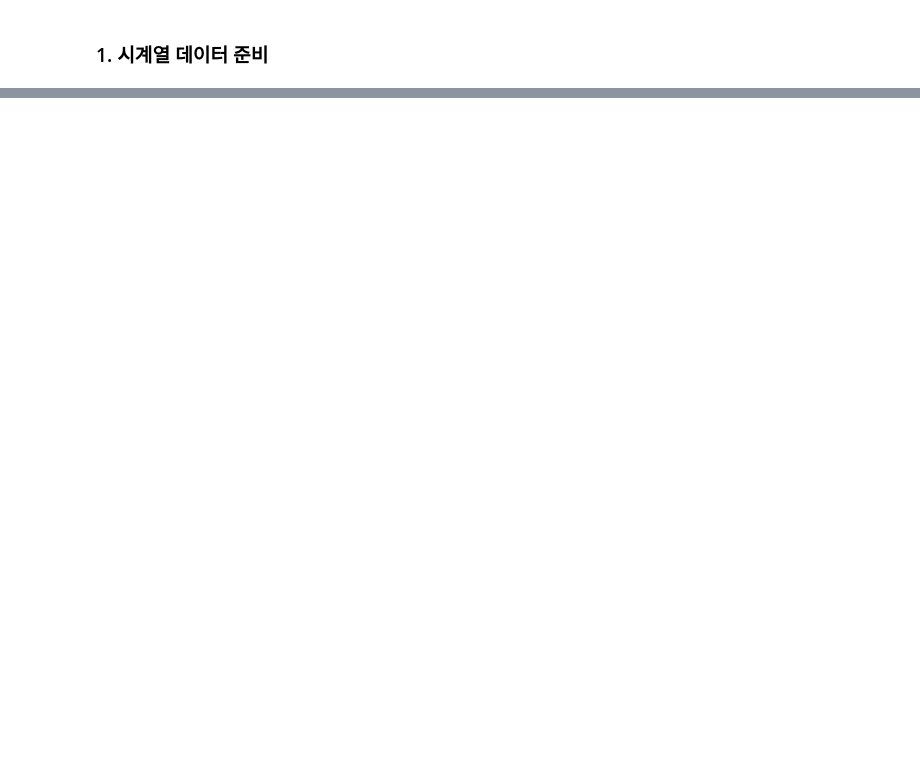
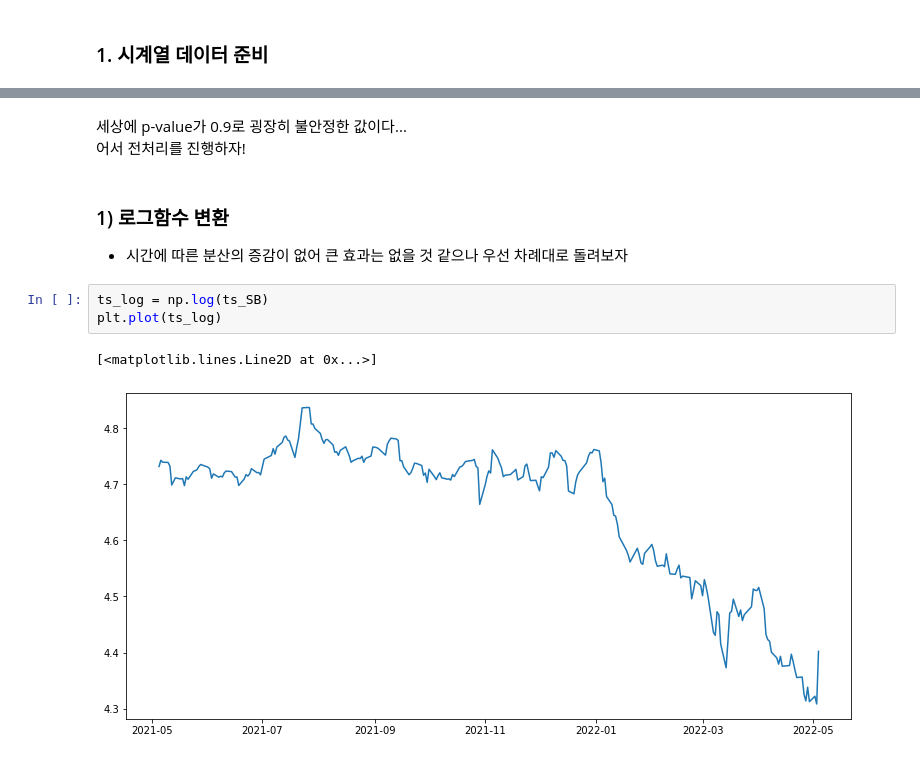
Before and after one commit to Chabbbbbo/EXPLORATION, a Jupyter notebook: [E_03]Stock_prediction_using_time_series.ipynb, the cells around one changed output, grey strips where cells are left out. Cells and saved outputs as stored; diff of their text form; blank space fills up the shorter version.

```diff
--- a/[E_03]Stock_prediction_using_time_series.ipynb
+++ b/[E_03]Stock_prediction_using_time_series.ipynb
@@ -518,0 +585,12 @@ Name: Close, dtype: float64
+# %% [markdown]
+세상에 p-value가 0.9로 굉장히 불안정한 값이다...
+어서 전처리를 진행하자!
+# %% [markdown]
+### 1) 로그함수 변환
+- 시간에 따른 분산의 증감이 없어 큰 효과는 없을 것 같으나 우선 차례대로 돌려보자
+# %%
+ts_log = np.log(ts_SB)
+plt.plot(ts_log)
+# %% [output]
+[<matplotlib.lines.Line2D at 0x...>]
+[figure, added]
```
Also changed, not shown: parts of 31 cells of this notebook.
